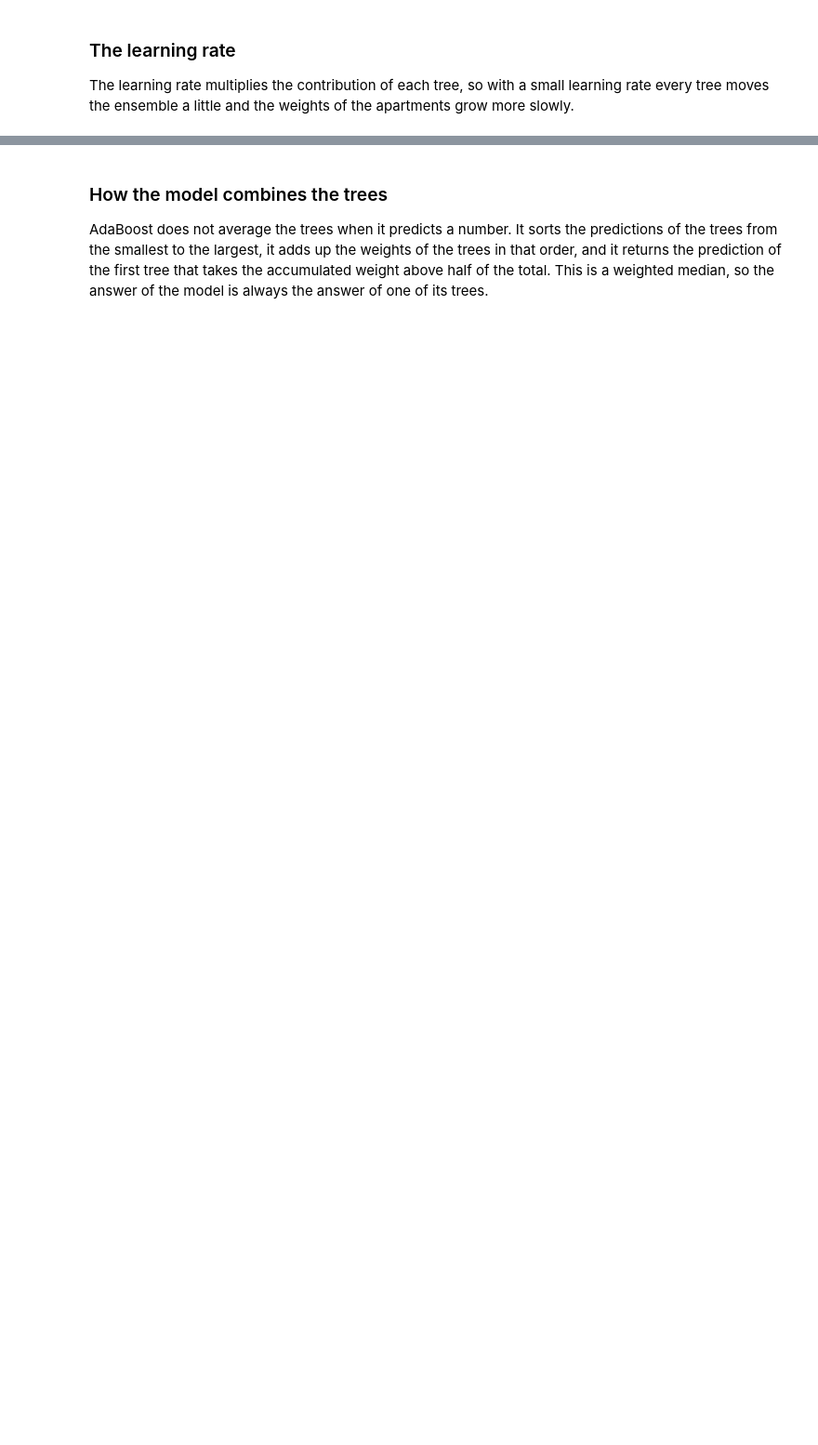
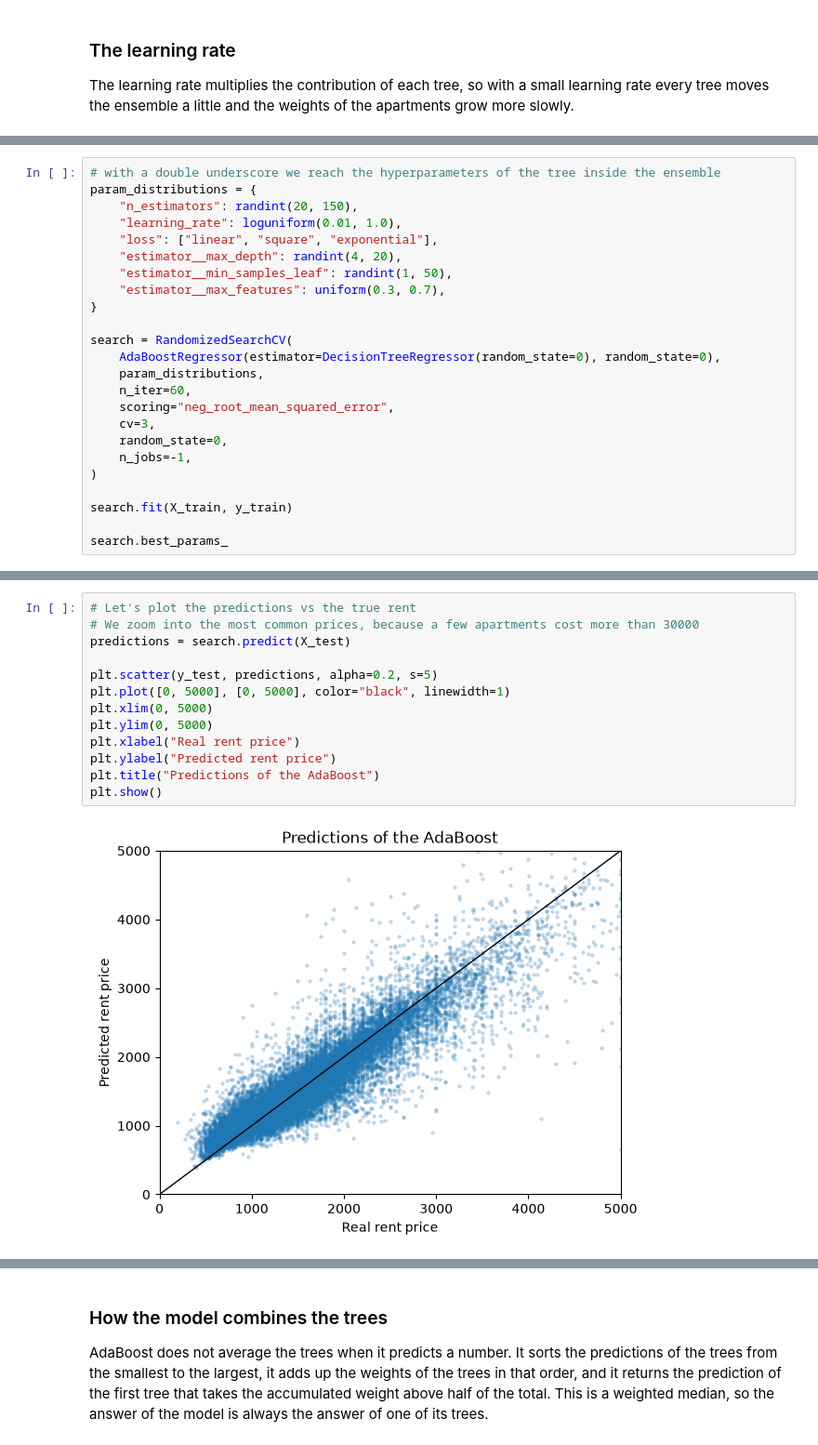
Before and after one commit to trainindata/master-tree-ensemble-models, a Jupyter notebook: 03-boosting/02-adaboost-regression.ipynb, the cells around one changed output, grey strips where cells are left out. Shown at 93% size. Cells and saved outputs as stored; diff of their text form; blank space fills up the shorter version.

```diff
--- a/03-boosting/02-adaboost-regression.ipynb
+++ b/03-boosting/02-adaboost-regression.ipynb
@@ -179,0 +274,24 @@ evaluate(ada, X_train, y_train, X_test, y_test)
+# %%
+# with a double underscore we reach the hyperparameters of the tree inside the ensemble
+param_distributions = {
+    "n_estimators": randint(20, 150),
+    "learning_rate": loguniform(0.01, 1.0),
+    "loss": ["linear", "square", "exponential"],
+    "estimator__max_depth": randint(4, 20),
+    "estimator__min_samples_leaf": randint(1, 50),
+    "estimator__max_features": uniform(0.3, 0.7),
+}
+
+search = RandomizedSearchCV(
+    AdaBoostRegressor(estimator=DecisionTreeRegressor(random_state=0), random_state=0),
+    param_distributions,
+    n_iter=60,
+    scoring="neg_root_mean_squared_error",
+    cv=3,
+    random_state=0,
+    n_jobs=-1,
+)
+
+search.fit(X_train, y_train)
+
+search.best_params_
@@ -180 +328,16 @@ evaluate(ada, X_train, y_train, X_test, y_test)
+# %%
+# Let's plot the predictions vs the true rent
+# We zoom into the most common prices, because a few apartments cost more than 30000
+predictions = search.predict(X_test)
+
+plt.scatter(y_test, predictions, alpha=0.2, s=5)
+plt.plot([0, 5000], [0, 5000], color="black", linewidth=1)
+plt.xlim(0, 5000)
+plt.ylim(0, 5000)
+plt.xlabel("Real rent price")
+plt.ylabel("Predicted rent price")
+plt.title("Predictions of the AdaBoost")
+plt.show()
+# %% [output]
+[figure, added]
 # %% [markdown]
```
Also changed, not shown: parts of 32 cells of this notebook, 4 other files.
